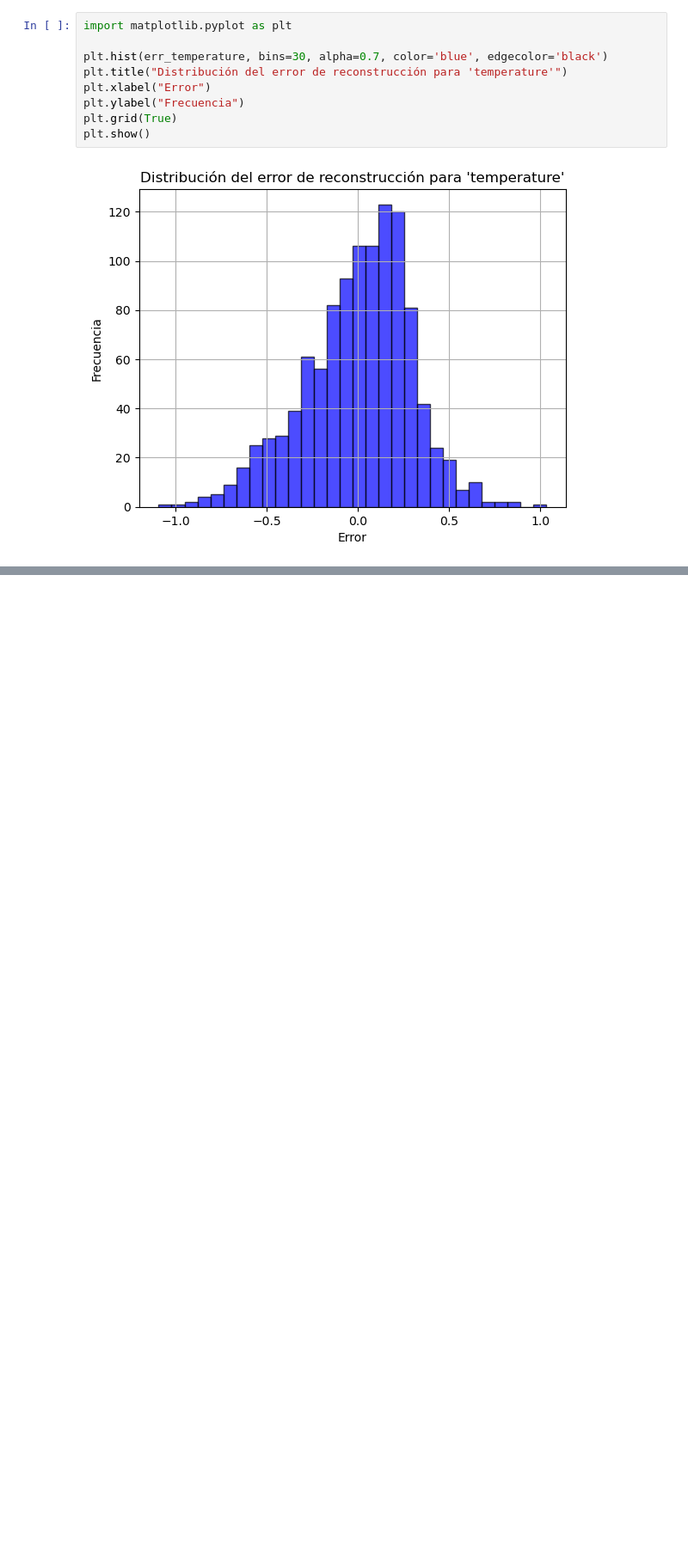
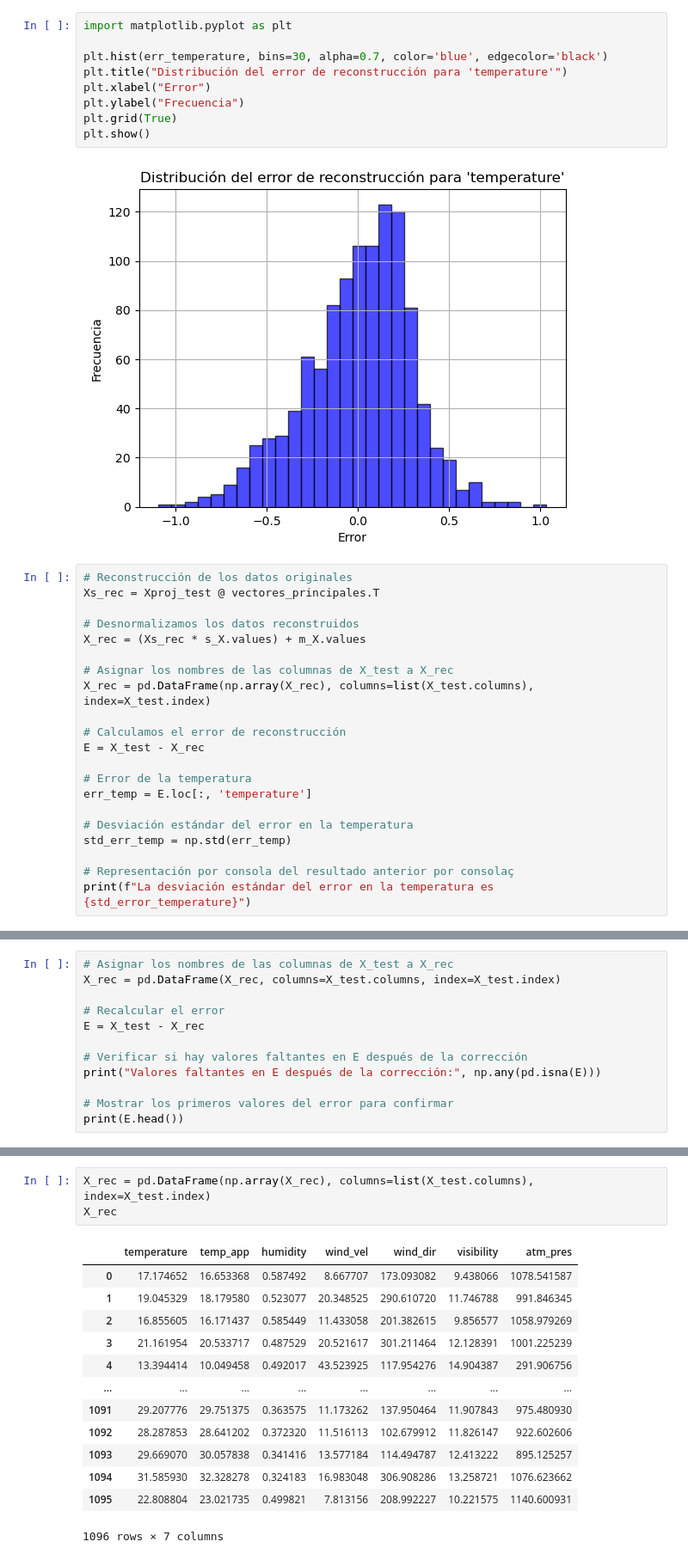
Before and after one commit to JAles83/PCA, a Jupyter notebook: pec4.ipynb, the cells around one changed output, grey strips where cells are left out. Shown at 86% size. Saved outputs shown, nothing was run; the diff lists cells and outputs as text; blank space fills up the shorter version.

```diff
--- a/pec4.ipynb
+++ b/pec4.ipynb
@@ -379,3 +379,24 @@ plt.grid(True)
 plt.show()
 # %% [output]
 [figure]
+# %%
+# Reconstrucción de los datos originales
+Xs_rec = Xproj_test @ vectores_principales.T
+
+# Desnormalizamos los datos reconstruidos
+X_rec = (Xs_rec * s_X.values) + m_X.values
+
+# Asignar los nombres de las columnas de X_test a X_rec
+X_rec = pd.DataFrame(np.array(X_rec), columns=list(X_test.columns), index=X_test.index)
+
+# Calculamos el error de reconstrucción
+E = X_test - X_rec
+
+# Error de la temperatura
+err_temp = E.loc[:, 'temperature']
+
+# Desviación estándar del error en la temperatura
+std_err_temp = np.std(err_temp)
+
+# Representación por consola del resultado anterior por consolaç
+print(f"La desviación estándar del error en la temperatura es {std_error_temperature}")
@@ -381,0 +405,12 @@ plt.show()
+# %%
+# Asignar los nombres de las columnas de X_test a X_rec
+X_rec = pd.DataFrame(X_rec, columns=X_test.columns, index=X_test.index)
+
+# Recalcular el error
+E = X_test - X_rec
+
+# Verificar si hay valores faltantes en E después de la corrección
+print("Valores faltantes en E después de la corrección:", np.any(pd.isna(E)))
+
+# Mostrar los primeros valores del error para confirmar
+print(E.head())
@@ -381,0 +425,17 @@ plt.show()
+# %%
+X_rec = pd.DataFrame(np.array(X_rec), columns=list(X_test.columns), index=X_test.index)
+X_rec
+# %% [output]
+|  | temperature | temp_app | humidity | wind_vel | wind_dir | visibility | atm_pres |
+| 0 | 17.174652 | 16.653368 | 0.587492 | 8.667707 | 173.093082 | 9.438066 | 1078.541587 |
+| 1 | 19.045329 | 18.179580 | 0.523077 | 20.348525 | 290.610720 | 11.746788 | 991.846345 |
+| 2 | 16.855605 | 16.171437 | 0.585449 | 11.433058 | 201.382615 | 9.856577 | 1058.979269 |
+| 3 | 21.161954 | 20.533717 | 0.487529 | 20.521617 | 301.211464 | 12.128391 | 1001.225239 |
+| 4 | 13.394414 | 10.049458 | 0.492017 | 43.523925 | 117.954276 | 14.904387 | 291.906756 |
+| ... | ... | ... | ... | ... | ... | ... | ... |
+| 1091 | 29.207776 | 29.751375 | 0.363575 | 11.173262 | 137.950464 | 11.907843 | 975.480930 |
+| 1092 | 28.287853 | 28.641202 | 0.372320 | 11.516113 | 102.679912 | 11.826147 | 922.602606 |
+| 1093 | 29.669070 | 30.057838 | 0.341416 | 13.577184 | 114.494787 | 12.413222 | 895.125257 |
+| 1094 | 31.585930 | 32.328278 | 0.324183 | 16.983048 | 306.908286 | 13.258721 | 1076.623662 |
+| 1095 | 22.808804 | 23.021735 | 0.499821 | 7.813156 | 208.992227 | 10.221575 | 1140.600931 |
+1096 rows × 7 columns
```
Also changed, not shown: parts of 4 cells of this notebook, 3 other files.
